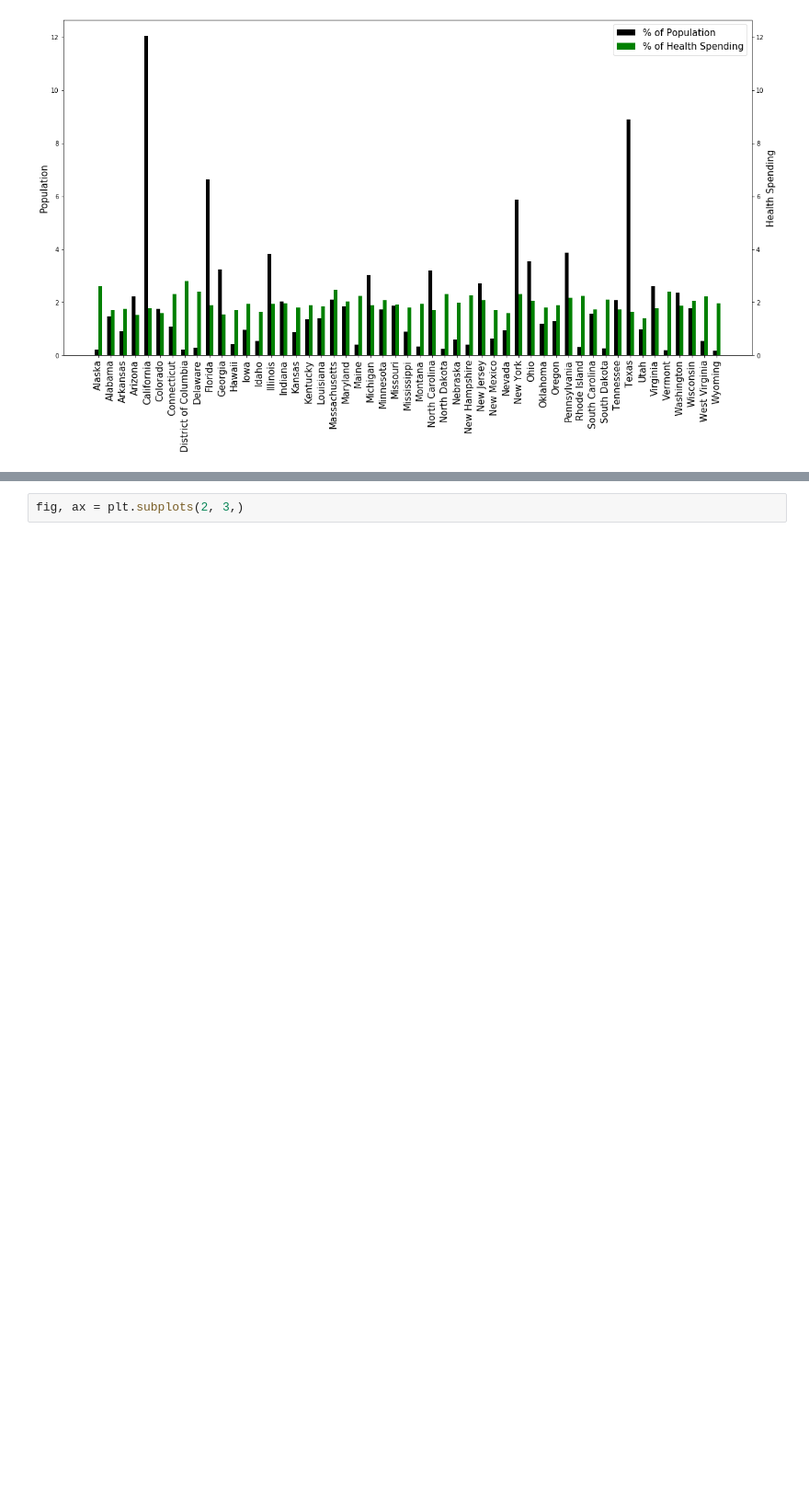
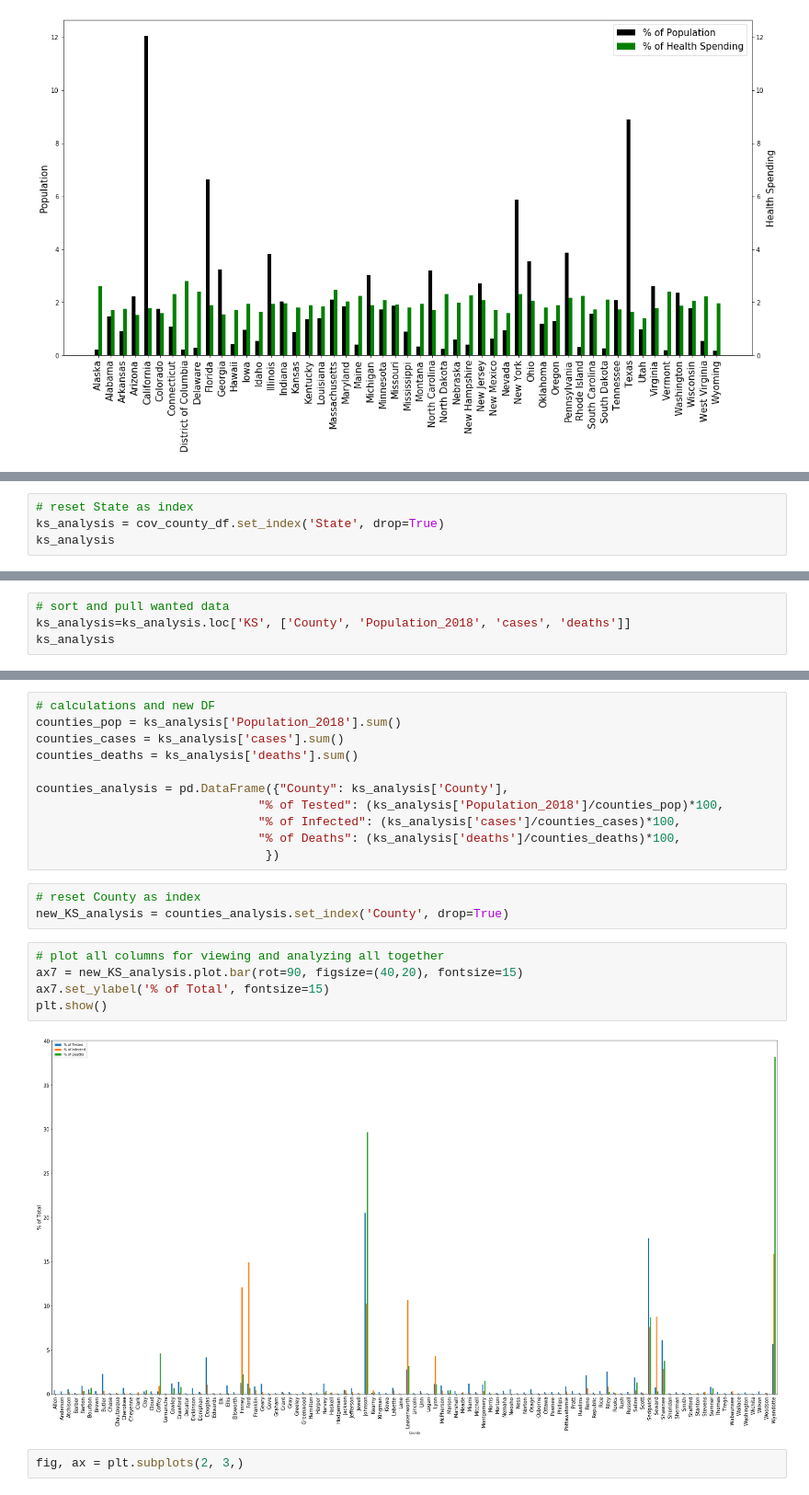
Before and after one commit to RHartley09/Project_1, a Jupyter notebook: TestFiles/Analysis_Visualization_Test.ipynb, the cells around one changed output, grey strips where cells are left out. Shown at 92% size. Cells and saved outputs as stored; diff of their text form; blank space fills up the shorter version.

```diff
--- a/TestFiles/Analysis_Visualization_Test.ipynb
+++ b/TestFiles/Analysis_Visualization_Test.ipynb
@@ -164,0 +168,4 @@ AttributeError: 'NoneType' object has no attribute 'plot'
+# %%
+# reset State as index
+ks_analysis = cov_county_df.set_index('State', drop=True)
+ks_analysis
@@ -164,0 +187,4 @@ AttributeError: 'NoneType' object has no attribute 'plot'
+# %%
+# sort and pull wanted data
+ks_analysis=ks_analysis.loc['KS', ['County', 'Population_2018', 'cases', 'deaths']]
+ks_analysis
@@ -165,3 +224,24 @@ AttributeError: 'NoneType' object has no attribute 'plot'
+# %%
+# calculations and new DF
+counties_pop = ks_analysis['Population_2018'].sum()
+counties_cases = ks_analysis['cases'].sum()
+counties_deaths = ks_analysis['deaths'].sum()
+
+counties_analysis = pd.DataFrame({"County": ks_analysis['County'],
+                               "% of Tested": (ks_analysis['Population_2018']/counties_pop)*100,
+                               "% of Infected": (ks_analysis['cases']/counties_cases)*100,
+                               "% of Deaths": (ks_analysis['deaths']/counties_deaths)*100,
+                                })
+# %%
+# reset County as index
+new_KS_analysis = counties_analysis.set_index('County', drop=True)
+# %%
+# plot all columns for viewing and analyzing all together
+ax7 = new_KS_analysis.plot.bar(rot=90, figsize=(40,20), fontsize=15)
+ax7.set_ylabel('% of Total', fontsize=15)
+plt.show()
+# %% [output]
+[figure, added]
 # %%
 fig, ax = plt.subplots(2, 3,)
 # %% [output]
```
Also changed, not shown: parts of 8 cells of this notebook, 4 other files.
